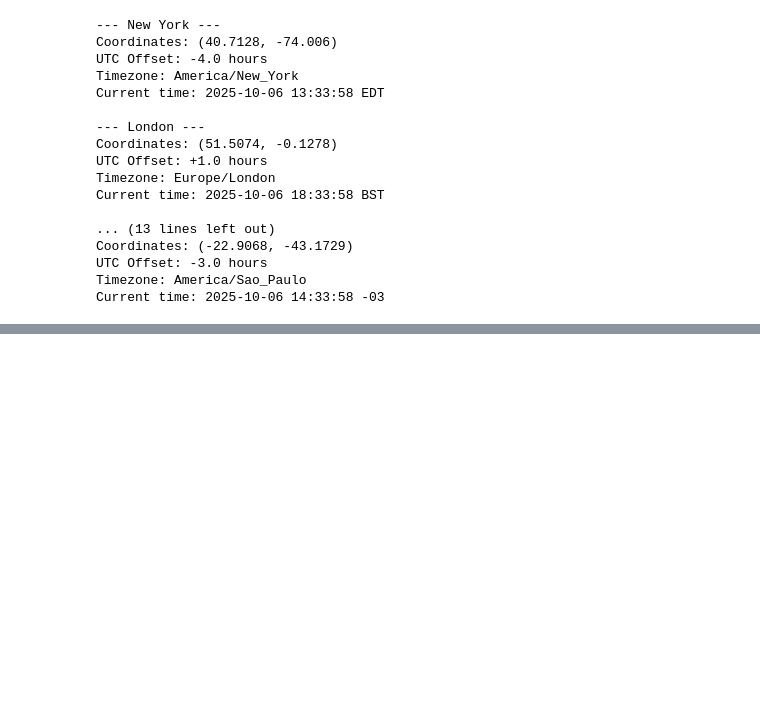
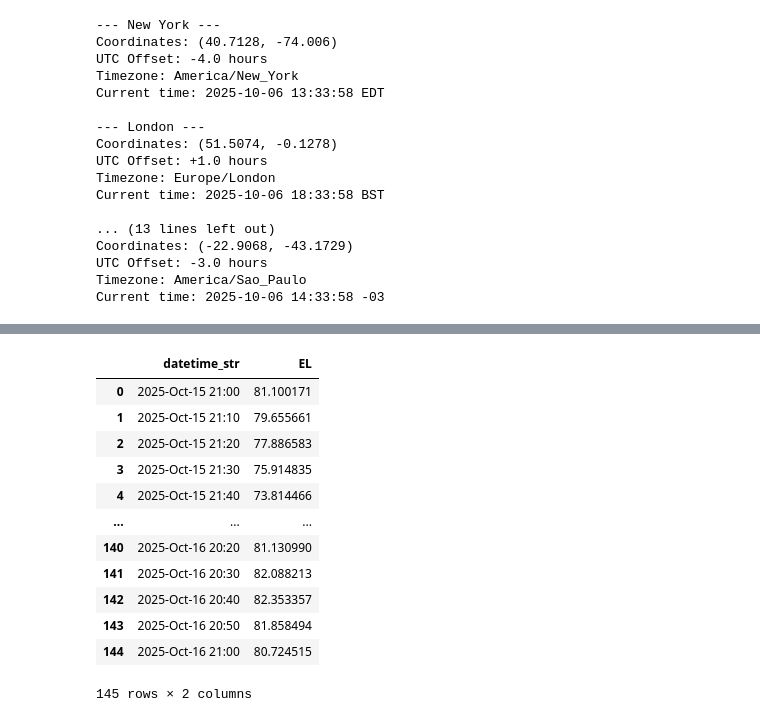
Before and after one commit to j-michimani-g/Algorithms_Meeus, a Jupyter notebook: notebook_5.ipynb, the cells around one changed output, grey strips where cells are left out. Saved outputs shown, nothing was run; the diff lists cells and outputs as text; code cells hidden in the pictures; blank space fills up the shorter version.

```diff
--- a/notebook_5.ipynb
+++ b/notebook_5.ipynb
@@ -375,0 +783,8 @@ display(name_dropdown)
+# %%
+start_date_UT = '2025-10-15 21:00'#df_obs_band['Date (UT) str'].min()
+stop_date_UT = '2025-10-16 21:00' #df_obs_band['Date (UT) str'].max()
+
+obj = Horizons(id='1853', location='Y28',epochs={'start':start_date_UT, 'stop':stop_date_UT,'step':"10min"})
+eph = obj.ephemerides()
+
+df_jpl = eph.to_pandas()
@@ -375,0 +811,16 @@ display(name_dropdown)
+# %%
+df_jpl[['datetime_str','EL']]
+# %% [output]
+|  | datetime_str | EL |
+| 0 | 2025-Oct-15 21:00 | 81.100171 |
+| 1 | 2025-Oct-15 21:10 | 79.655661 |
+| 2 | 2025-Oct-15 21:20 | 77.886583 |
+| 3 | 2025-Oct-15 21:30 | 75.914835 |
+| 4 | 2025-Oct-15 21:40 | 73.814466 |
+| ... | ... | ... |
+| 140 | 2025-Oct-16 20:20 | 81.130990 |
+| 141 | 2025-Oct-16 20:30 | 82.088213 |
+| 142 | 2025-Oct-16 20:40 | 82.353357 |
+| 143 | 2025-Oct-16 20:50 | 81.858494 |
+| 144 | 2025-Oct-16 21:00 | 80.724515 |
+145 rows × 2 columns
```
Also changed, not shown: parts of 26 cells of this notebook, 14 other files.
